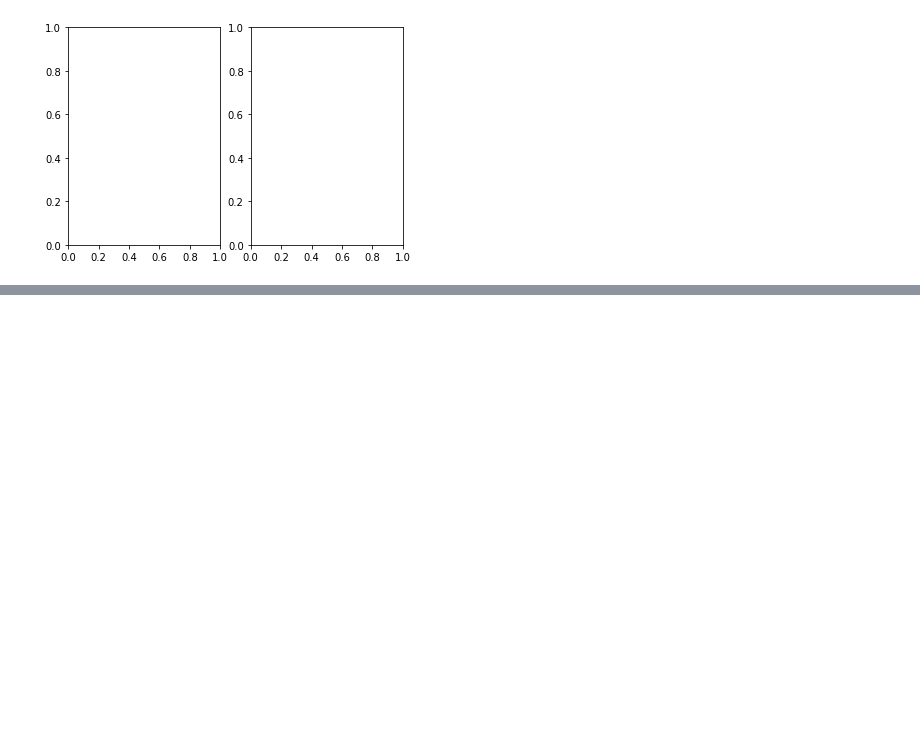
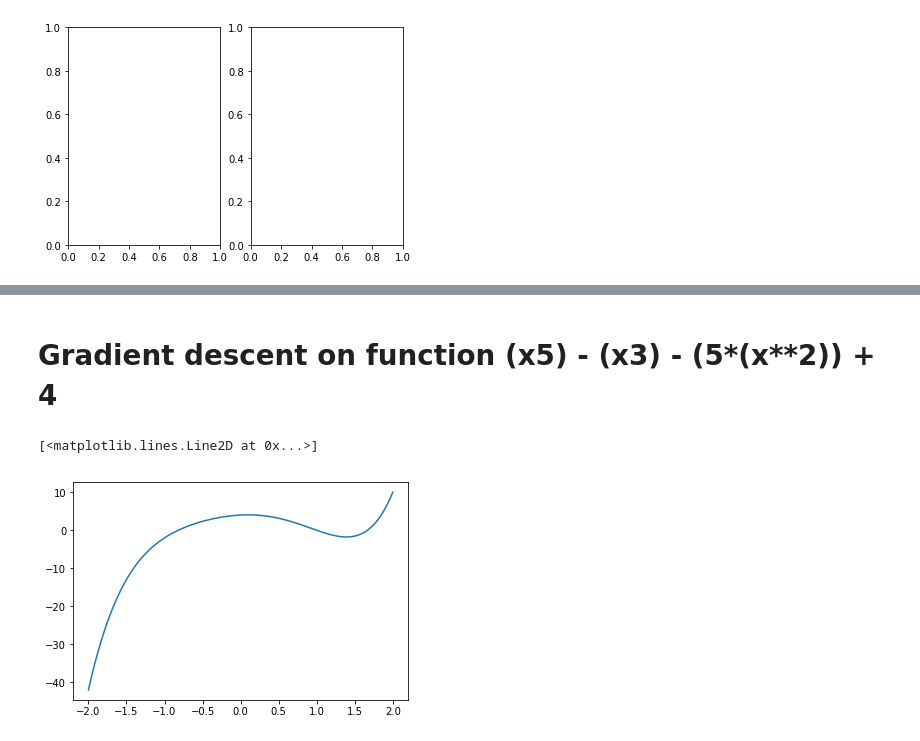
Before and after one commit to ManjeetRaj/Implementation-of-Gradient-Descent-in-Python, a Jupyter notebook: Gradient-Descent.ipynb, the cells around one changed output, grey strips where cells are left out. Cells and saved outputs as stored; diff of their text form; code cells hidden in the pictures; blank space fills up the shorter version.

```diff
--- a/Gradient-Descent.ipynb
+++ b/Gradient-Descent.ipynb
@@ -130,0 +147,2 @@ Number of steps : 25
+# %% [markdown]
+# Gradient descent on function (x**5) - (x**3) - (5*(x**2)) + 4
@@ -130,0 +153,8 @@ Number of steps : 25
+# %%
+fun = lambda x : (x**5) - (x**3) - (5*(x**2)) +x + 4
+x1 = np.linspace(-2,2,1000)
+# %%
+plt.plot(x1,fun(x1))
+# %% [output]
+[<matplotlib.lines.Line2D at 0x...>]
+[figure, added]
```
Also changed, not shown: parts of 8 cells of this notebook.
